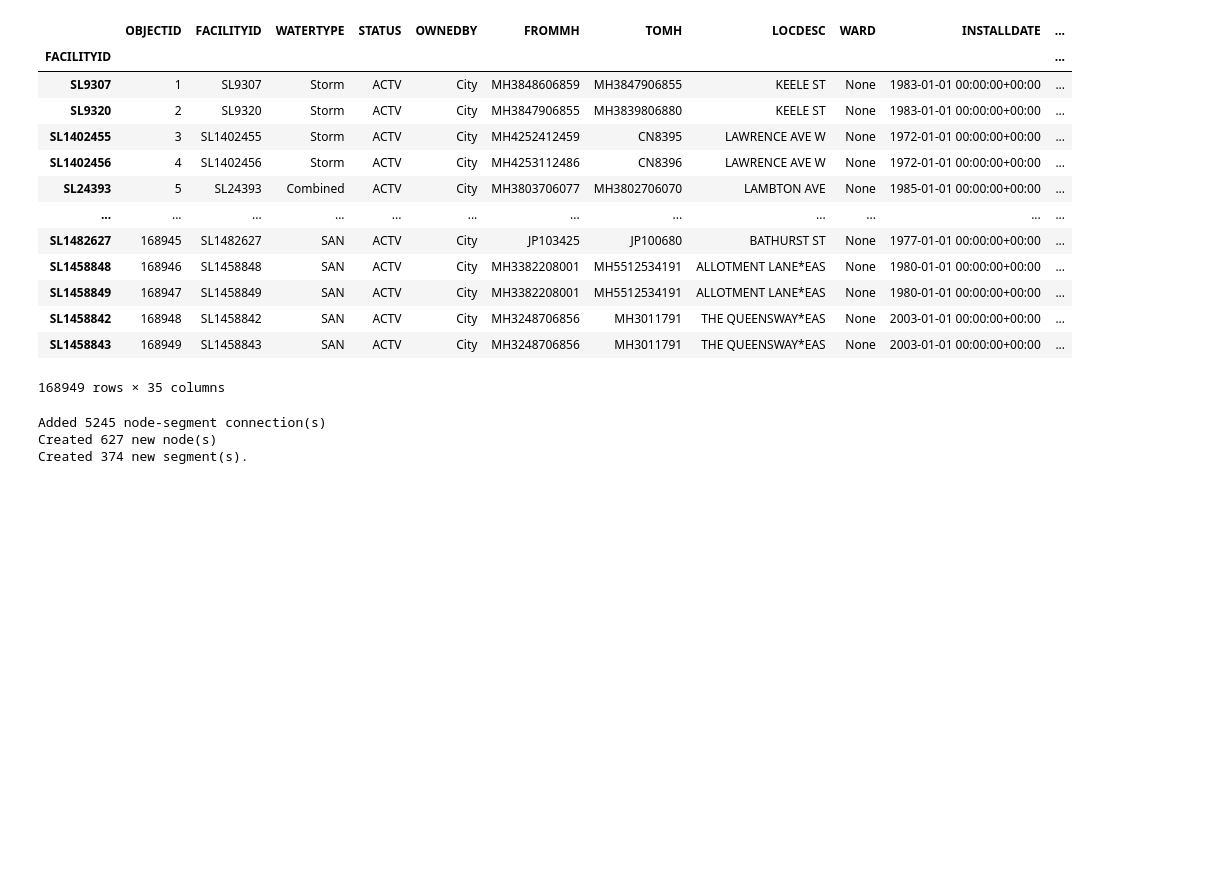
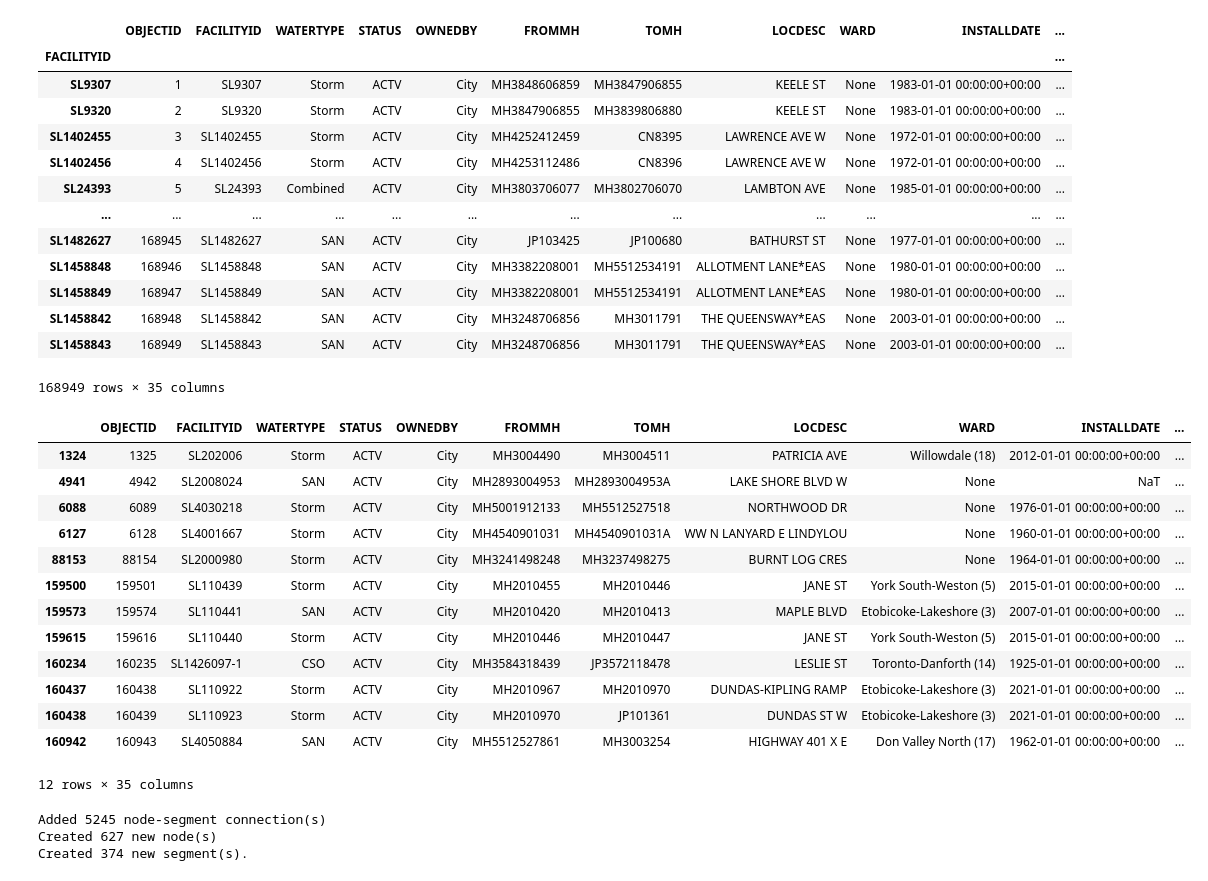
Before and after one commit to ga-holmes/nwtrace, a Jupyter notebook: verify.ipynb, the cells around one changed output. Cells and saved outputs as stored; diff of their text form; code cells hidden in the pictures; blank space fills up the shorter version.

```diff
--- a/verify.ipynb
+++ b/verify.ipynb
@@ -121,3 +182,20 @@ lines_gdf_indexed
+# %%
+segs
+# %% [output]
+|  | OBJECTID | FACILITYID | WATERTYPE | STATUS | OWNEDBY | FROMMH | TOMH | LOCDESC | WARD | INSTALLDATE | ... |
+| 1324 | 1325 | SL202006 | Storm | ACTV | City | MH3004490 | MH3004511 | PATRICIA AVE | Willowdale (18) | 2012-01-01 00:00:00+00:00 | ... |
+| 4941 | 4942 | SL2008024 | SAN | ACTV | City | MH2893004953 | MH2893004953A | LAKE SHORE BLVD W | None | NaT | ... |
+| 6088 | 6089 | SL4030218 | Storm | ACTV | City | MH5001912133 | MH5512527518 | NORTHWOOD DR | None | 1976-01-01 00:00:00+00:00 | ... |
+| 6127 | 6128 | SL4001667 | Storm | ACTV | City | MH4540901031 | MH4540901031A | WW N LANYARD E LINDYLOU | None | 1960-01-01 00:00:00+00:00 | ... |
+| 88153 | 88154 | SL2000980 | Storm | ACTV | City | MH3241498248 | MH3237498275 | BURNT LOG CRES | None | 1964-01-01 00:00:00+00:00 | ... |
+| 159500 | 159501 | SL110439 | Storm | ACTV | City | MH2010455 | MH2010446 | JANE ST | York South-Weston (5) | 2015-01-01 00:00:00+00:00 | ... |
+| 159573 | 159574 | SL110441 | SAN | ACTV | City | MH2010420 | MH2010413 | MAPLE BLVD | Etobicoke-Lakeshore (3) | 2007-01-01 00:00:00+00:00 | ... |
+| 159615 | 159616 | SL110440 | Storm | ACTV | City | MH2010446 | MH2010447 | JANE ST | York South-Weston (5) | 2015-01-01 00:00:00+00:00 | ... |
+| 160234 | 160235 | SL1426097-1 | CSO | ACTV | City | MH3584318439 | JP3572118478 | LESLIE ST | Toronto-Danforth (14) | 1925-01-01 00:00:00+00:00 | ... |
+| 160437 | 160438 | SL110922 | Storm | ACTV | City | MH2010967 | MH2010970 | DUNDAS-KIPLING RAMP | Etobicoke-Lakeshore (3) | 2021-01-01 00:00:00+00:00 | ... |
+| 160438 | 160439 | SL110923 | Storm | ACTV | City | MH2010970 | JP101361 | DUNDAS ST W | Etobicoke-Lakeshore (3) | 2021-01-01 00:00:00+00:00 | ... |
+| 160942 | 160943 | SL4050884 | SAN | ACTV | City | MH5512527861 | MH3003254 | HIGHWAY 401 X E | Don Valley North (17) | 1962-01-01 00:00:00+00:00 | ... |
+12 rows × 35 columns
 # %%
 # Regenerate lookup tables with the repaired dataset
 fixed_sewershed = NWTrace(
```
Also changed, not shown: parts of 2 cells of this notebook, 3 other files.
